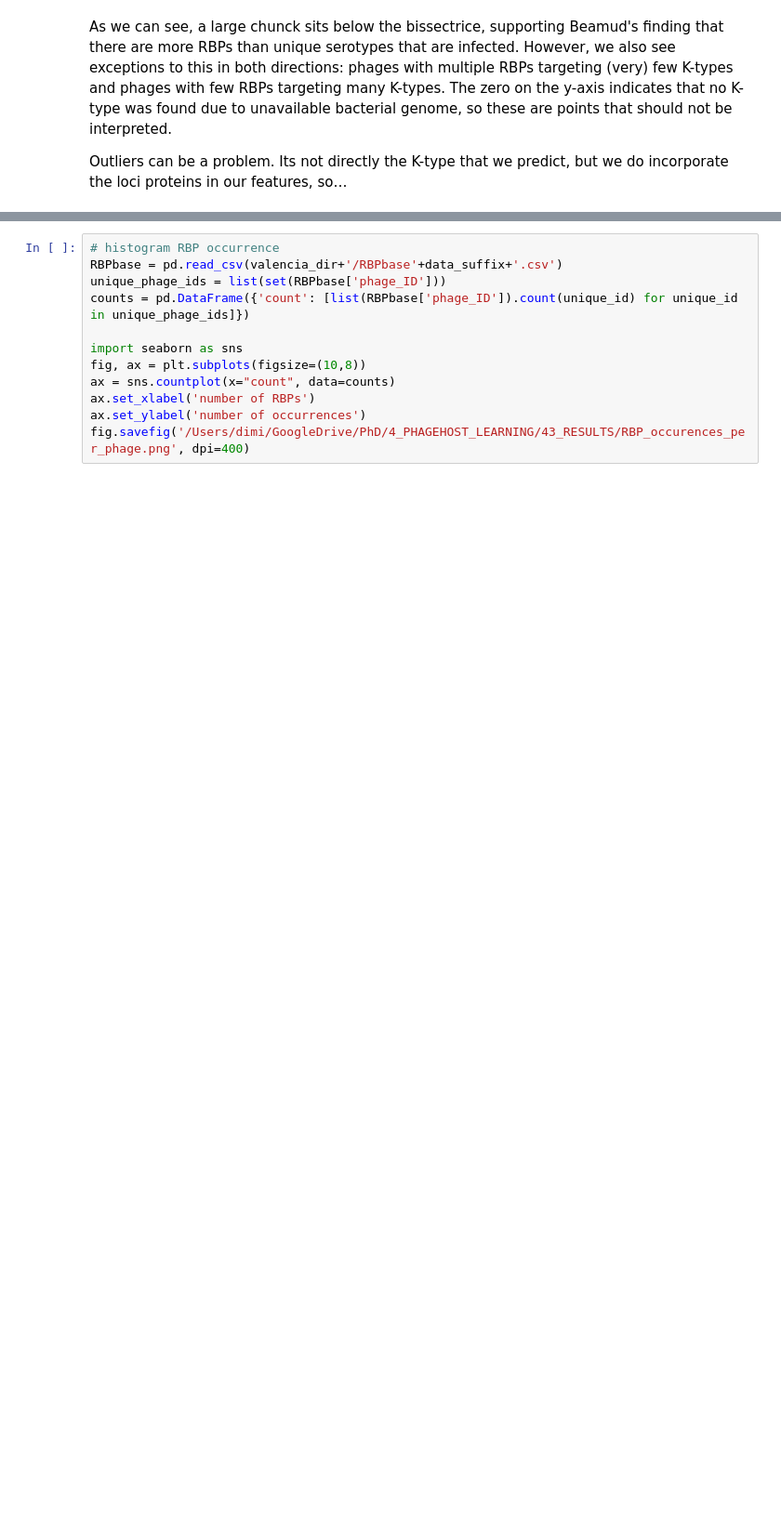
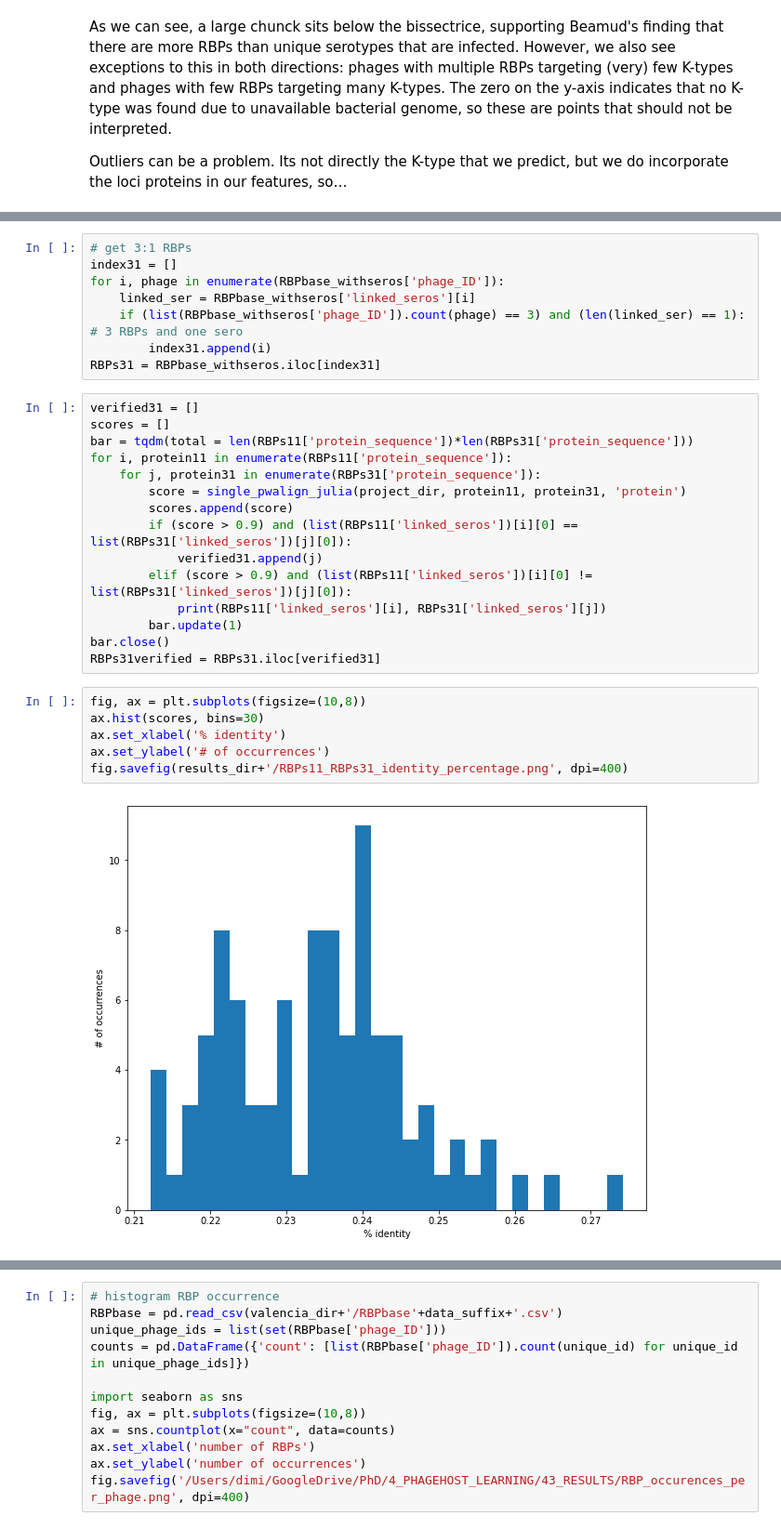
Before and after one commit to dimiboeckaerts/PhageHostLearn, a Jupyter notebook: exploration/phagehostlearn_exploration.ipynb, the cells around one changed output, grey strips where cells are left out. Shown at 93% size. Cells and saved outputs as stored; diff of their text form; blank space fills up the shorter version.

```diff
--- a/exploration/phagehostlearn_exploration.ipynb
+++ b/exploration/phagehostlearn_exploration.ipynb
@@ -504,0 +536,31 @@ RBPs21
+# %%
+# get 3:1 RBPs
+index31 = []
+for i, phage in enumerate(RBPbase_withseros['phage_ID']):
+    linked_ser = RBPbase_withseros['linked_seros'][i]
+    if (list(RBPbase_withseros['phage_ID']).count(phage) == 3) and (len(linked_ser) == 1): # 3 RBPs and one sero
+        index31.append(i)
+RBPs31 = RBPbase_withseros.iloc[index31]
+# %%
+verified31 = []
+scores = []
+bar = tqdm(total = len(RBPs11['protein_sequence'])*len(RBPs31['protein_sequence']))
+for i, protein11 in enumerate(RBPs11['protein_sequence']):
+    for j, protein31 in enumerate(RBPs31['protein_sequence']):
+        score = single_pwalign_julia(project_dir, protein11, protein31, 'protein')
+        scores.append(score)
+        if (score > 0.9) and (list(RBPs11['linked_seros'])[i][0] == list(RBPs31['linked_seros'])[j][0]):
+            verified31.append(j)
+        elif (score > 0.9) and (list(RBPs11['linked_seros'])[i][0] != list(RBPs31['linked_seros'])[j][0]):
+            print(RBPs11['linked_seros'][i], RBPs31['linked_seros'][j])
+        bar.update(1)
+bar.close()
+RBPs31verified = RBPs31.iloc[verified31]
+# %%
+fig, ax = plt.subplots(figsize=(10,8))
+ax.hist(scores, bins=30)
+ax.set_xlabel('% identity')
+ax.set_ylabel('# of occurrences')
+fig.savefig(results_dir+'/RBPs11_RBPs31_identity_percentage.png', dpi=400)
+# %% [output]
+[figure, added]
```
Also changed, not shown: parts of 36 cells of this notebook, 3 other files.
